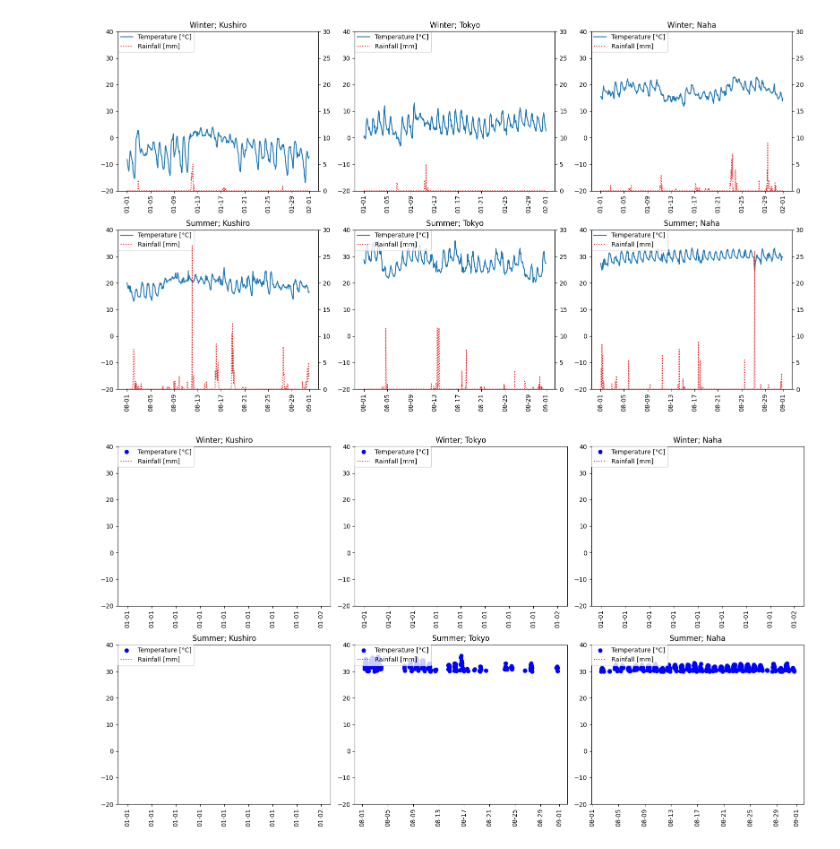
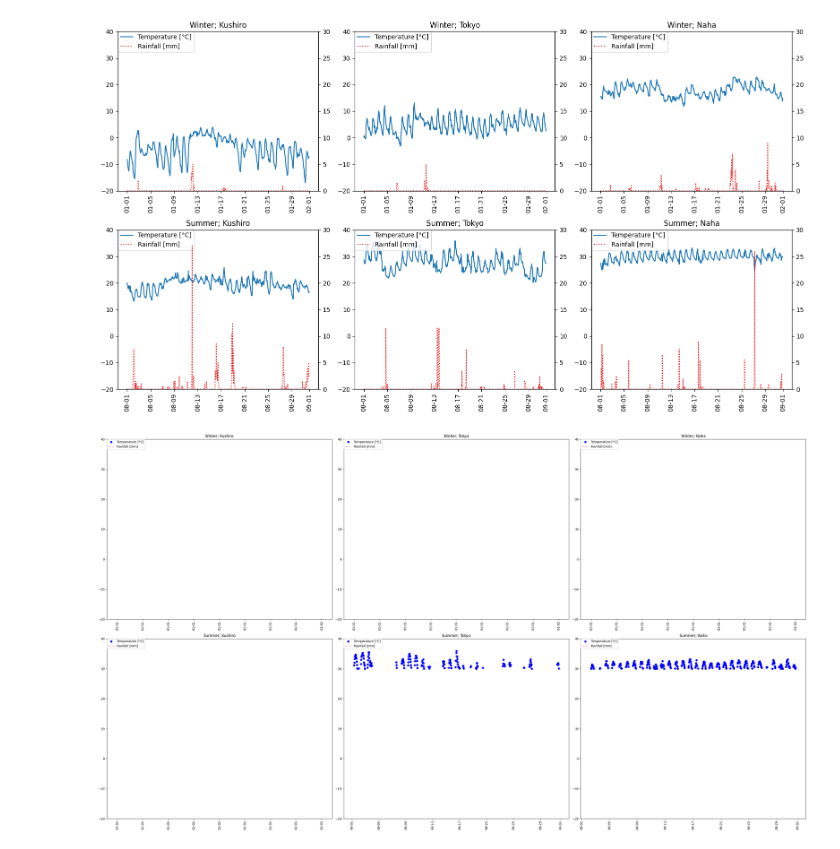
Before and after one commit to LambdaNote/support-stream-processing, a Jupyter notebook: dataset-amedas/visualize.ipynb, the cells around one changed output. Cells and saved outputs as stored; diff of their text form; code cells hidden in the pictures.

```diff
--- a/dataset-amedas/visualize.ipynb
+++ b/dataset-amedas/visualize.ipynb
@@ -49,29 +49,29 @@ for i, season in enumerate(['Winter', 'Summer']):
 # %%
 # fig.savefig("visualize.svg")
 # %%
-fig, axes = plt.subplots(nrows=len(DATA), ncols=len(DATA['Winter']), figsize=(16, 9), squeeze=False, tight_layout=True)
+fig, axes = plt.subplots(nrows=len(DATA), ncols=len(DATA['Winter']), figsize=(32, 18), squeeze=False, tight_layout=True)
 
 for i, season in enumerate(['Winter', 'Summer']):
     season_data = DATA[season]
     for j, season_loc_data in enumerate(season_data):
         #print(season_loc_data)
         file = season_loc_data['file']
         location = season_loc_data['location']
 
         df = pd.read_csv(file, index_col='timestamp', delimiter='\t')
         df.index = pd.to_datetime(df.index, format='%Y-%m-%dT%H:%M:%S.000+09:00')
         df = df[df['temperature [°C]'] >= 30.0]
 
         ax = axes[i, j]
         ax.plot(df.index.values, df['temperature [°C]'].values, 'bo', label="Temperature [°C]")
 
         # legend
         h1, l1 = ax.get_legend_handles_labels()
         ax.legend(h1 + h2, l1 + l2, loc=2, borderaxespad=0.)
 
         ax.xaxis.set_major_formatter(mdates.DateFormatter("%m-%d"))
         ax.set_title(f'{season}; {location}')
         ax.xaxis.set_tick_params(rotation=90)
         ax.set_ylim(-20, 40)
 # %% [output]
-[figure, old version]
+[figure, new version]
```
Also changed, not shown: 1 other file.
